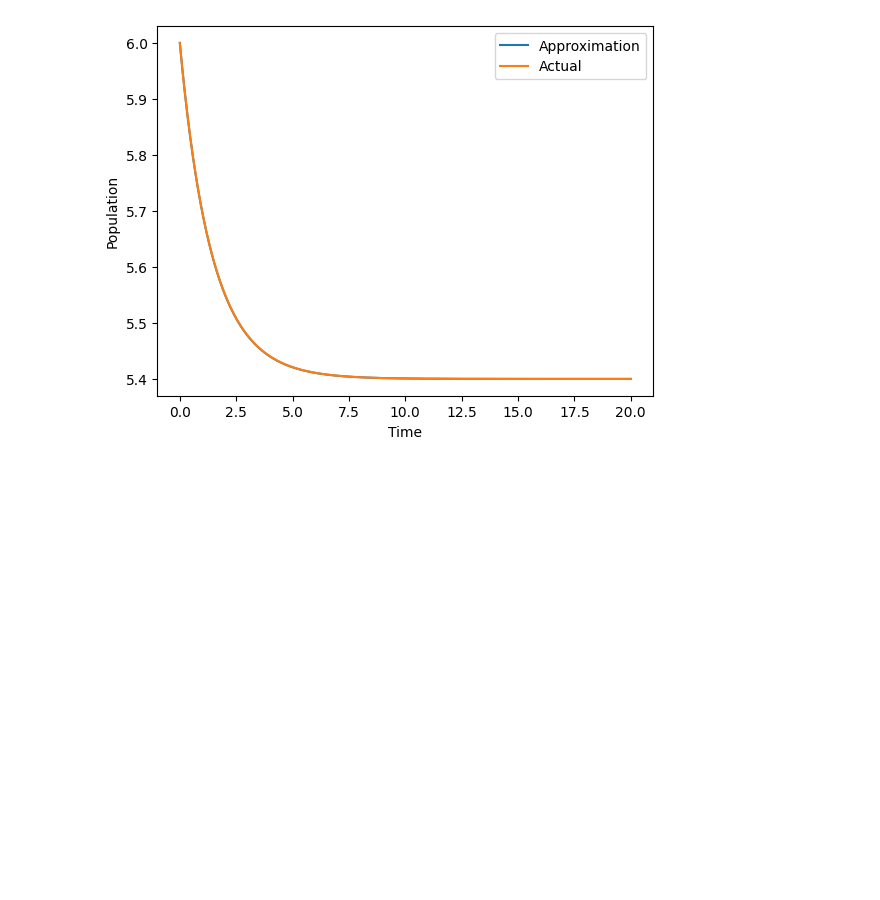
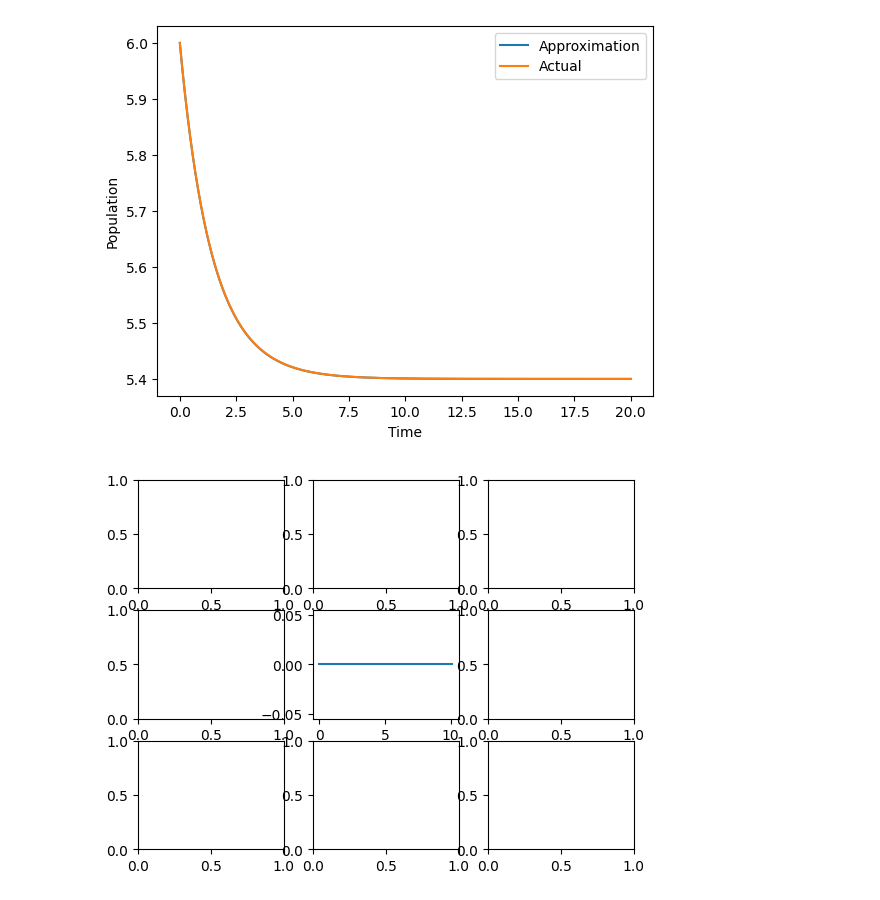
Before and after one commit to MrAnish123/Differential-Equations-Project-1, a Jupyter notebook: SetA.ipynb, the cells around one changed output. Drawn from its saved outputs; the diff is of its cells as text; code cells hidden in the pictures; blank space fills up the shorter version.

Commit message:
Trying to figure out 2.1.5
Messing with multiple plots

```diff
--- a/SetA.ipynb
+++ b/SetA.ipynb
@@ -140,3 +140,38 @@ plt.legend(['Approximation', 'Actual'])
 plt.show()
 # %% [output]
 [figure]
+# %%
+#2.1.5, Harvesting equation
+
+import matplotlib.pyplot as plt
+import math
+
+p = 1
+q = 1
+
+h = [0]
+x = [0]
+xVariable = 0
+hVariable = 0
+
+hEquation = (p*pow(xVariable,2))/(q+pow(xVariable,2))
+
+
+
+
+figure, axes = plt.subplots(3, 3)
+
+while p <= 5:
+    while q <= 5:
+        while xVariable < 10:
+            hVariable = (p*pow(xVariable,2))/(q+pow(xVariable,2))
+            xVariable += 0.1
+            h.append(hEquation)
+            x.append(xVariable)
+        axes[(p%2), (q%2)].plot(x, h)
+        q += 2
+        x = [0]
+        h = [0]
+    p += 2
+# %% [output]
+[figure, added]
```
Also changed, not shown: parts of 1 cell of this notebook.
